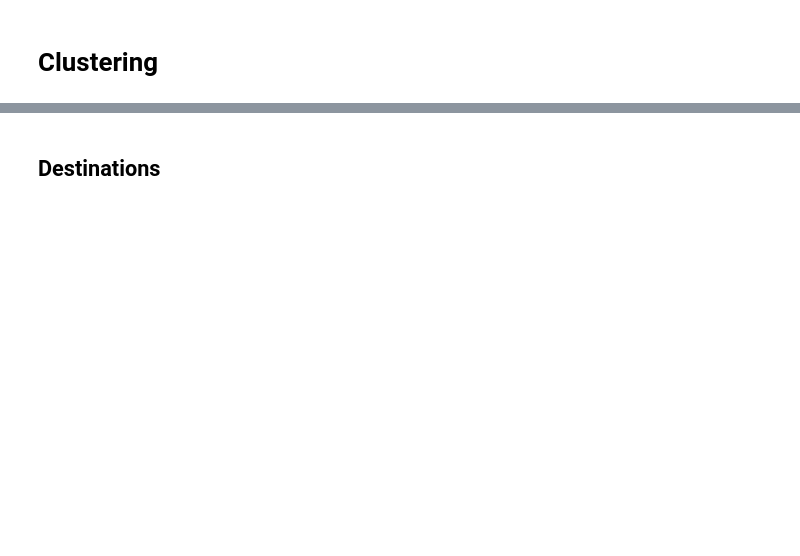
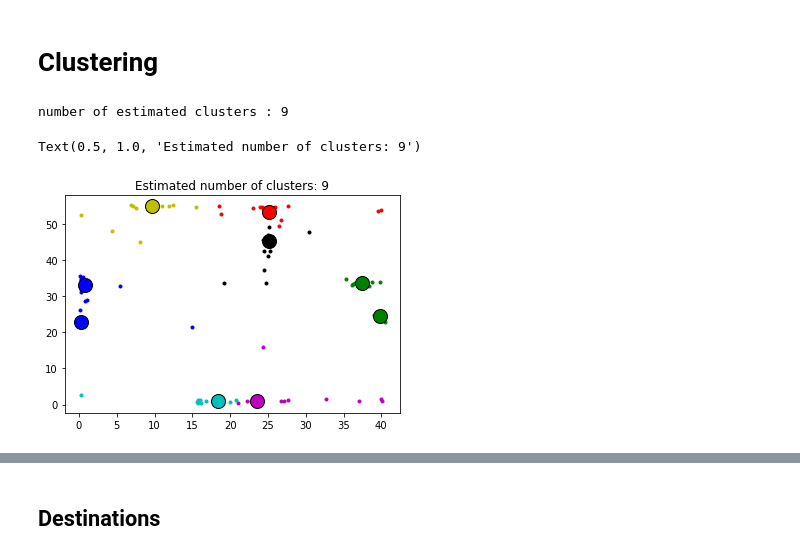
Before and after one commit to gitBram/vru_path_prediction, a Jupyter notebook: destination_prediction.ipynb, the cells around one changed output, grey strips where cells are left out. Drawn from its saved outputs; the diff is of its cells as text; code cells hidden in the pictures; blank space fills up the shorter version.

```diff
--- a/destination_prediction.ipynb
+++ b/destination_prediction.ipynb
@@ -116,0 +146,32 @@ def plot_clustered_elements(d, n_clusters):
+# %%
+# bandwidth = estimate_bandwidth(d, quantile=0.2, n_samples=500)
+bandwidth = 5
+
+ms = MeanShift(bandwidth=bandwidth, bin_seeding=True, min_bin_freq=3)
+ms.fit(d2)
+labels = ms.labels_
+cluster_centers = ms.cluster_centers_
+
+labels_unique = np.unique(labels)
+n_clusters_ = len(labels_unique)
+
+print("number of estimated clusters : %d" % n_clusters_)
+
+import matplotlib.pyplot as plt
+from itertools import cycle
+
+plt.figure(1)
+plt.clf()
+
+colors = cycle('bgrcmykbgrcmykbgrcmykbgrcmyk')
+for k, col in zip(range(n_clusters_), colors):
+    my_members = labels == k
+    cluster_center = cluster_centers[k]
+    plt.plot(d2[my_members, 0], d2[my_members, 1], col + '.')
+    plt.plot(cluster_center[0], cluster_center[1], 'o', markerfacecolor=col,
+             markeredgecolor='k', markersize=14)
+plt.title('Estimated number of clusters: %d' % n_clusters_)
+# %% [output]
+number of estimated clusters : 9
+Text(0.5, 1.0, 'Estimated number of clusters: 9')
+[figure, added]
```
Also changed, not shown: parts of 16 cells of this notebook, 8 other files.
